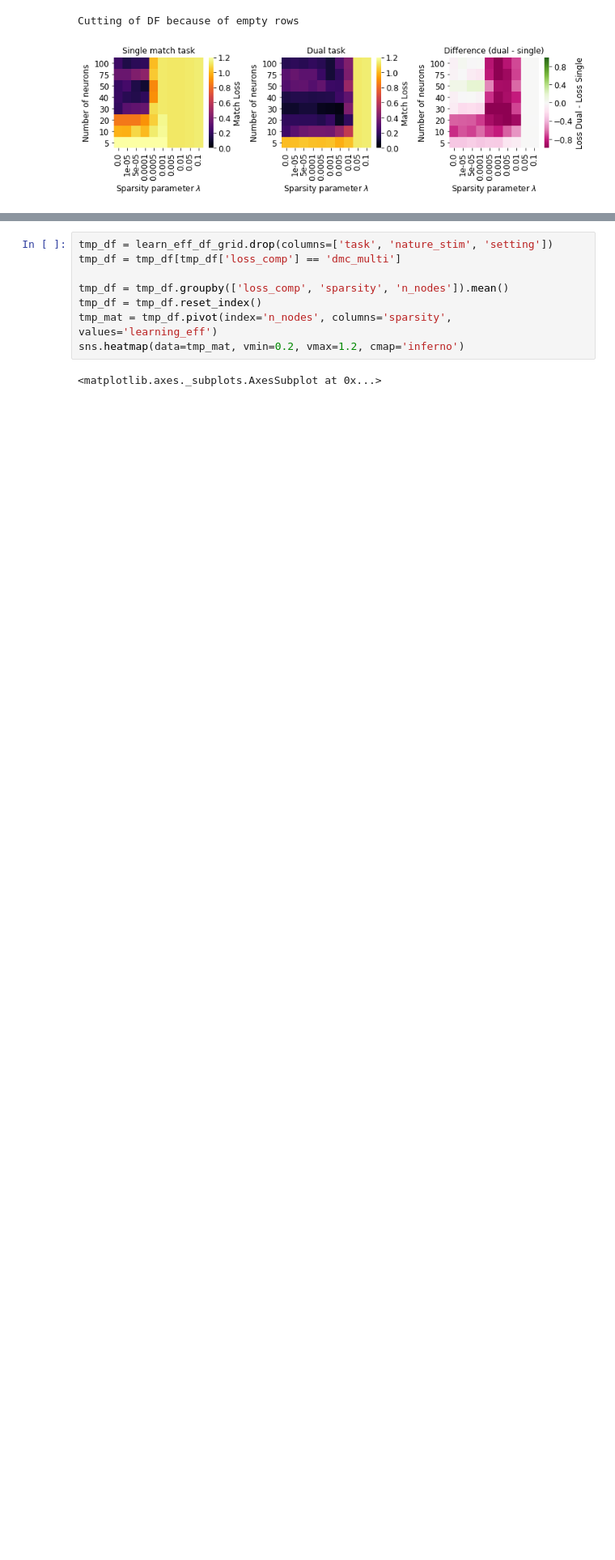
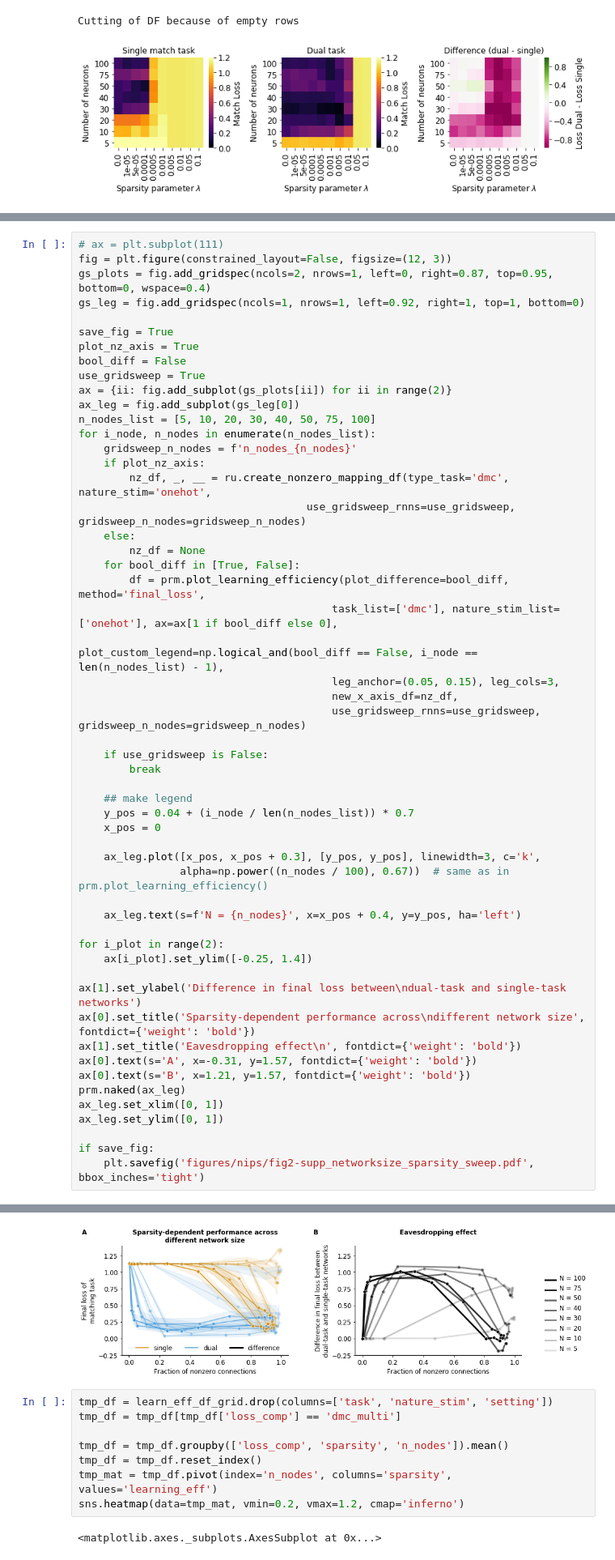
Before and after one commit to vdplasthijs/eavesdropping, a Jupyter notebook: multitasking learning for recurrent nets.ipynb, the cells around one changed output, grey strips where cells are left out. Shown at 81% size. Cells and saved outputs as stored; diff of their text form; blank space fills up the shorter version.

```diff
--- a/multitasking learning for recurrent nets.ipynb
+++ b/multitasking learning for recurrent nets.ipynb
@@ -481,0 +471,55 @@ tmp_mat
+# %%
+# ax = plt.subplot(111)
+fig = plt.figure(constrained_layout=False, figsize=(12, 3))
+gs_plots = fig.add_gridspec(ncols=2, nrows=1, left=0, right=0.87, top=0.95, bottom=0, wspace=0.4)
+gs_leg = fig.add_gridspec(ncols=1, nrows=1, left=0.92, right=1, top=1, bottom=0)
+
+save_fig = True
+plot_nz_axis = True
+bool_diff = False
+use_gridsweep = True
+ax = {ii: fig.add_subplot(gs_plots[ii]) for ii in range(2)}
+ax_leg = fig.add_subplot(gs_leg[0])
+n_nodes_list = [5, 10, 20, 30, 40, 50, 75, 100]
+for i_node, n_nodes in enumerate(n_nodes_list):
+    gridsweep_n_nodes = f'n_nodes_{n_nodes}'
+    if plot_nz_axis:
+        nz_df, _, __ = ru.create_nonzero_mapping_df(type_task='dmc', nature_stim='onehot',
+                                    use_gridsweep_rnns=use_gridsweep, gridsweep_n_nodes=gridsweep_n_nodes)
+    else:
+        nz_df = None
+    for bool_diff in [True, False]:
+        df = prm.plot_learning_efficiency(plot_difference=bool_diff, method='final_loss',
+                                        task_list=['dmc'], nature_stim_list=['onehot'], ax=ax[1 if bool_diff else 0],
+                                        plot_custom_legend=np.logical_and(bool_diff == False, i_node == len(n_nodes_list) - 1),
+                                        leg_anchor=(0.05, 0.15), leg_cols=3,
+                                        new_x_axis_df=nz_df,
+                                        use_gridsweep_rnns=use_gridsweep, gridsweep_n_nodes=gridsweep_n_nodes)
+
+    if use_gridsweep is False:
+        break
+
+    ## make legend
+    y_pos = 0.04 + (i_node / len(n_nodes_list)) * 0.7
+    x_pos = 0
+
+    ax_leg.plot([x_pos, x_pos + 0.3], [y_pos, y_pos], linewidth=3, c='k',
+                alpha=np.power((n_nodes / 100), 0.67))  # same as in prm.plot_learning_efficiency()
+
+    ax_leg.text(s=f'N = {n_nodes}', x=x_pos + 0.4, y=y_pos, ha='left')
+
+for i_plot in range(2):
+    ax[i_plot].set_ylim([-0.25, 1.4])
+
+ax[1].set_ylabel('Difference in final loss between\ndual-task and single-task networks')
+ax[0].set_title('Sparsity-dependent performance across\ndifferent network size', fontdict={'weight': 'bold'})
+ax[1].set_title('Eavesdropping effect\n', fontdict={'weight': 'bold'})
+ax[0].text(s='A', x=-0.31, y=1.57, fontdict={'weight': 'bold'})
+ax[0].text(s='B', x=1.21, y=1.57, fontdict={'weight': 'bold'})
+prm.naked(ax_leg)
+ax_leg.set_xlim([0, 1])
+ax_leg.set_ylim([0, 1])
+
+if save_fig:
+    plt.savefig('figures/nips/fig2-supp_networksize_sparsity_sweep.pdf', bbox_inches='tight')
+# %% [output]
@@ -482,3 +543,4 @@ tmp_mat
+[figure, added]
 # %%
 tmp_df = learn_eff_df_grid.drop(columns=['task', 'nature_stim', 'setting'])
 tmp_df = tmp_df[tmp_df['loss_comp'] == 'dmc_multi']
```
Also changed, not shown: parts of 2 cells of this notebook, 2 other files.
